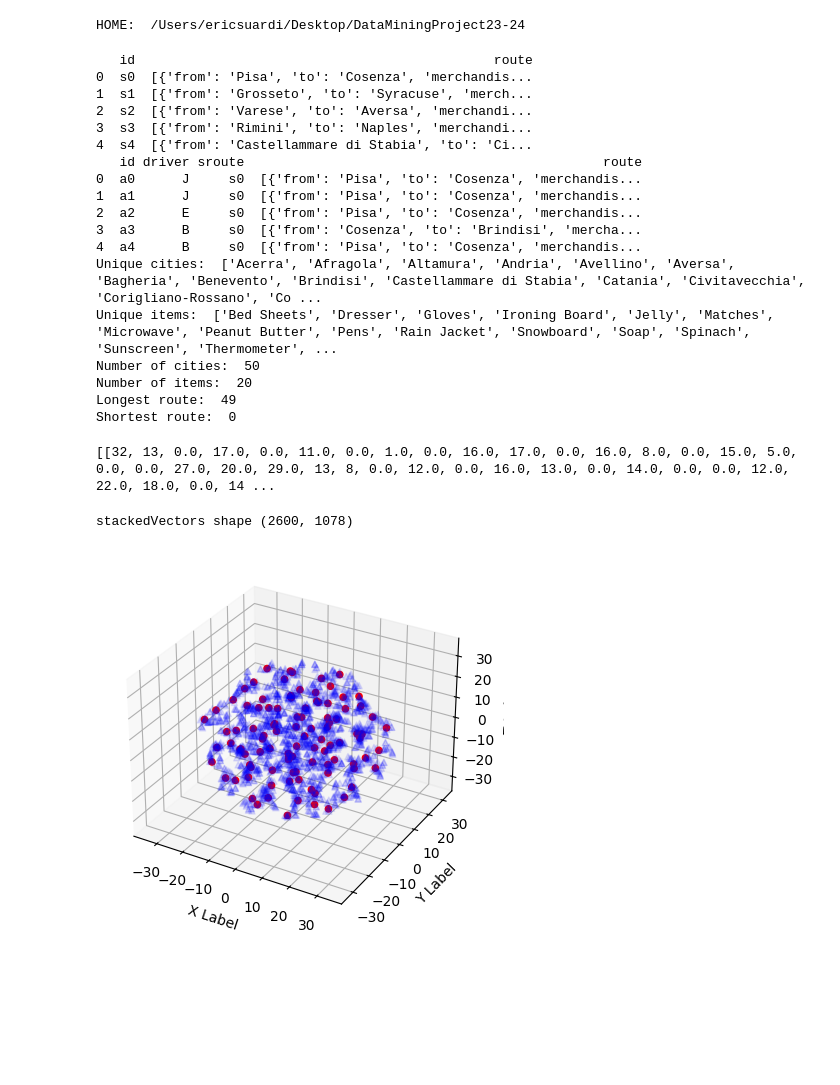
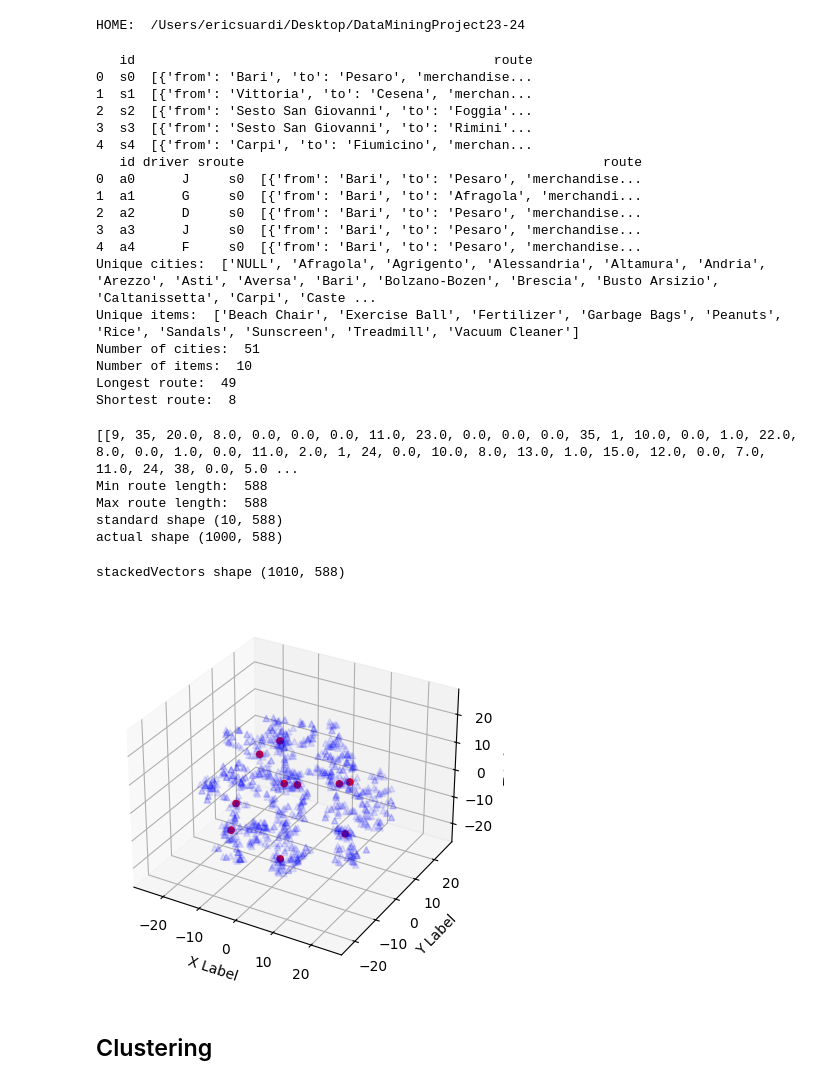
Before and after one commit to ericsua/DataMiningProject23-24, a Jupyter notebook: RecommendStandardRoutes.ipynb, the cells around one changed output. Saved outputs shown, nothing was run; the diff lists cells and outputs as text; code cells hidden in the pictures; blank space fills up the shorter version.

Commit message:
Sort merchandise in generation of standard routes, first output solution with k-means, tried dbscan and hdbscan

```diff
--- a/RecommendStandardRoutes.ipynb
+++ b/RecommendStandardRoutes.ipynb
@@ -18,8 +22,8 @@ import plotly.graph_objects as go
 # %% [output]
 HOME:  /Users/ericsuardi/Desktop/DataMiningProject23-24
 # %%
-STANDARD_FILE = 'standard_medium.json'
-ACTUAL_FILE = 'actual_medium.json'
+STANDARD_FILE = 'standard_small.json'
+ACTUAL_FILE = 'actual_small.json'
 # %%
 # load standard and actual data
 with open(os.path.join('data',STANDARD_FILE)) as f:
@@ -75,6 +79,7 @@ for index, s in dfActual.iterrows():
 
 # find the unique cities and items
 uniqueCities = sorted(list(set(cities)))
+uniqueCities.insert(0, 'NULL')          # add NULL city, for padding vectors with different lengths (trips in routes)
 uniqueItems = sorted(list(set(items)))
 
 print("Unique cities: ", uniqueCities)
@@ -87,23 +92,23 @@ print("Longest route: ", longestRoute)
 print("Shortest route: ", shortestRoute)
 # %% [output]
    id                                              route
-0  s0  [{'from': 'Pisa', 'to': 'Cosenza', 'merchandis...
-1  s1  [{'from': 'Grosseto', 'to': 'Syracuse', 'merch...
-2  s2  [{'from': 'Varese', 'to': 'Aversa', 'merchandi...
-3  s3  [{'from': 'Rimini', 'to': 'Naples', 'merchandi...
-4  s4  [{'from': 'Castellammare di Stabia', 'to': 'Ci...
+0  s0  [{'from': 'Bari', 'to': 'Pesaro', 'merchandise...
+1  s1  [{'from': 'Vittoria', 'to': 'Cesena', 'merchan...
+2  s2  [{'from': 'Sesto San Giovanni', 'to': 'Foggia'...
+3  s3  [{'from': 'Sesto San Giovanni', 'to': 'Rimini'...
+4  s4  [{'from': 'Carpi', 'to': 'Fiumicino', 'merchan...
    id driver sroute                                              route
-0  a0      J     s0  [{'from': 'Pisa', 'to': 'Cosenza', 'merchandis...
-1  a1      J     s0  [{'from': 'Pisa', 'to': 'Cosenza', 'merchandis...
-2  a2      E     s0  [{'from': 'Pisa', 'to': 'Cosenza', 'merchandis...
-3  a3      B     s0  [{'from': 'Cosenza', 'to': 'Brindisi', 'mercha...
-4  a4      B     s0  [{'from': 'Pisa', 'to': 'Cosenza', 'merchandis...
-Unique cities:  ['Acerra', 'Afragola', 'Altamura', 'Andria', 'Avellino', 'Aversa', 'Bagheria', 'Benevento', 'Brindisi', 'Castellammare di Stabia', 'Catania', 'Civitavecchia', 'Corigliano-Rossano', 'Co ...
-Unique items:  ['Bed Sheets', 'Dresser', 'Gloves', 'Ironing Board', 'Jelly', 'Matches', 'Microwave', 'Peanut Butter', 'Pens', 'Rain Jacket', 'Snowboard', 'Soap', 'Spinach', 'Sunscreen', 'Thermometer', ...
-Number of cities:  50
-Number of items:  20
+0  a0      J     s0  [{'from': 'Bari', 'to': 'Pesaro', 'merchandise...
+1  a1      G     s0  [{'from': 'Bari', 'to': 'Afragola', 'merchandi...
+2  a2      D     s0  [{'from': 'Bari', 'to': 'Pesaro', 'merchandise...
+3  a3      J     s0  [{'from': 'Bari', 'to': 'Pesaro', 'merchandise...
+4  a4      F     s0  [{'from': 'Bari', 'to': 'Pesaro', 'merchandise...
+Unique cities:  ['NULL', 'Afragola', 'Agrigento', 'Alessandria', 'Altamura', 'Andria', 'Arezzo', 'Asti', 'Aversa', 'Bari', 'Bolzano-Bozen', 'Brescia', 'Busto Arsizio', 'Caltanissetta', 'Carpi', 'Caste ...
+Unique items:  ['Beach Chair', 'Exercise Ball', 'Fertilizer', 'Garbage Bags', 'Peanuts', 'Rice', 'Sandals', 'Sunscreen', 'Treadmill', 'Vacuum Cleaner']
+Number of cities:  51
+Number of items:  10
 Longest route:  49
-Shortest route:  0
+Shortest route:  8
 # %%
 def extractFeatureVector(df, uniqueCities, uniqueItems, longestRoute):
     # create a feature vector for each row
@@ -132,6 +137,15 @@ def extractFeatureVector(df, uniqueCities, uniqueItems, longestRoute):
 # extract feature vectors from the data
 
 standardVectors = extractFeatureVector(dfStandard, uniqueCities, uniqueItems, longestRoute)
+# DICT VECTORIZER
+# listOfDicts = dfStandard.to_dict('records')
+# # substitute merchandise dict with a list of items and quantities
+# for d in listOfDicts:
+#     for i, trip in enumerate(d['route']):
+#         values = list(trip['merchandise'].values())
+#         d['route'][i]['merchandise'] = list(trip['merchandise'].keys())
+#         d['route'][i]['quantities'] = values
+# standardVectorsDictVectorizer = sk.feature_extraction.DictVectorizer(sparse=False).fit_transform(listOfDicts)
 actualVectors = extractFeatureVector(dfActual, uniqueCities, uniqueItems, longestRoute)
 standardIds = dfStandard['id'].tolist()
 actualIds = dfActual['sroute'].tolist()
@@ -153,7 +167,11 @@ print("actual shape", actualVectors.shape)
 assert standardVectors.shape[1] == actualVectors.shape[1], "The number of features is not the same between standard and actual data"
 assert standardVectors.shape[1] == longestRoute * (2+len(uniqueItems)), "The number of features does not match the expected number, possibly due to a different longest route"
 # %% [output]
-[[32, 13, 0.0, 17.0, 0.0, 11.0, 0.0, 1.0, 0.0, 16.0, 17.0, 0.0, 16.0, 8.0, 0.0, 15.0, 5.0, 0.0, 0.0, 27.0, 20.0, 29.0, 13, 8, 0.0, 12.0, 0.0, 16.0, 13.0, 0.0, 14.0, 0.0, 0.0, 12.0, 22.0, 18.0, 0.0, 14 ...
+[[9, 35, 20.0, 8.0, 0.0, 0.0, 0.0, 11.0, 23.0, 0.0, 0.0, 0.0, 35, 1, 10.0, 0.0, 1.0, 22.0, 8.0, 0.0, 1.0, 0.0, 11.0, 2.0, 1, 24, 0.0, 10.0, 8.0, 13.0, 1.0, 15.0, 12.0, 0.0, 7.0, 11.0, 24, 38, 0.0, 5.0 ...
+Min route length:  588
+Max route length:  588
+standard shape (10, 588)
+actual shape (1000, 588)
 # %%
 # visualize the data in a 3D plot using TSNE, in red the standard data and in blue the actual data
 tsne = TSNE(n_components=3, random_state=0, perplexity=5)
@@ -166,7 +184,7 @@ types = np.hstack((np.zeros(standardVectors.shape[0]), np.ones(actualVectors.sha
 # Fix the IndexError by using the stackedVectors instead of actualVectors for tsne.fit_transform()
 vectorsTSNE = tsne.fit_transform(stackedVectors, types)
 # %% [output]
-stackedVectors shape (2600, 1078)
+stackedVectors shape (1010, 588)
 # %%
 # plot the data
 fig = plt.figure()
@@ -183,12 +201,12 @@ plt.show()
 
 
 # Create a color map that maps each unique label to a color
-unique_labels = np.unique(standardIds)
-colors = plt.cm.jet(np.linspace(0, 1, len(unique_labels)))
-color_map = dict(zip(unique_labels, colors))
+unique_labels_standard = np.unique(standardIds)
+colors = plt.cm.jet(np.linspace(0, 1, len(unique_labels_standard)))
+color_map_standard = dict(zip(unique_labels_standard, colors))
 
 # Use the color map to set the color of the markers
-marker_colors = [color_map[label] for label in standardIds]
+marker_colors_standard = [color_map_standard[label] for label in standardIds]
 
 # Create a trace for each type
 trace0 = go.Scatter3d(
@@ -198,7 +216,7 @@ trace0 = go.Scatter3d(
     mode='markers',
     marker=dict(
         size=7,
-        color=marker_colors,                # set color to an array/list of desired values
+        color=marker_colors_standard,                # set color to an array/list of desired values
         opacity=0.9,
         symbol='diamond'
     )
@@ -206,38 +224,40 @@ trace0 = go.Scatter3d(
 
 
 # Create a color map that maps each unique label to a color
-unique_labels = np.unique(actualIds)
-colors = plt.cm.jet(np.linspace(0, 1, len(unique_labels)))
-color_map = dict(zip(unique_labels, colors))
+unique_labels_actual = np.unique(actualIds)
+colors = plt.cm.jet(np.linspace(0, 1, len(unique_labels_actual)))
+color_map_actual = dict(zip(unique_labels_actual, colors))
 
 # Use the color map to set the color of the markers
-marker_colors = [color_map[label] for label in actualIds]
+marker_colors_actual = [color_map_actual[label] for label in actualIds]
 
 trace1 = go.Scatter3d(
     x=vectorsTSNE[types==1,0],
     y=vectorsTSNE[types==1,1],
     z=vectorsTSNE[types==1,2],
     mode='markers',
     marker=dict(
         size=5,
-        color=marker_colors,                # set color to an array/list of desired values
+        color=marker_colors_actual,                # set color to an array/list of desired values
         opacity=0.3,
         symbol='circle'
     )
 )
 
 data = [trace0, trace1]
 
 layout = go.Layout(
     margin=dict(
         l=0,
         r=0,
         b=0,
         t=0
     )
 )
 
 fig = go.Figure(data=data, layout=layout)
 fig.show()
 # %% [output]
-[figure, old version]
+[figure, new version]
+# %% [markdown]
+## Clustering
```
Also changed, not shown: parts of 9 cells of this notebook, 3 other files.
